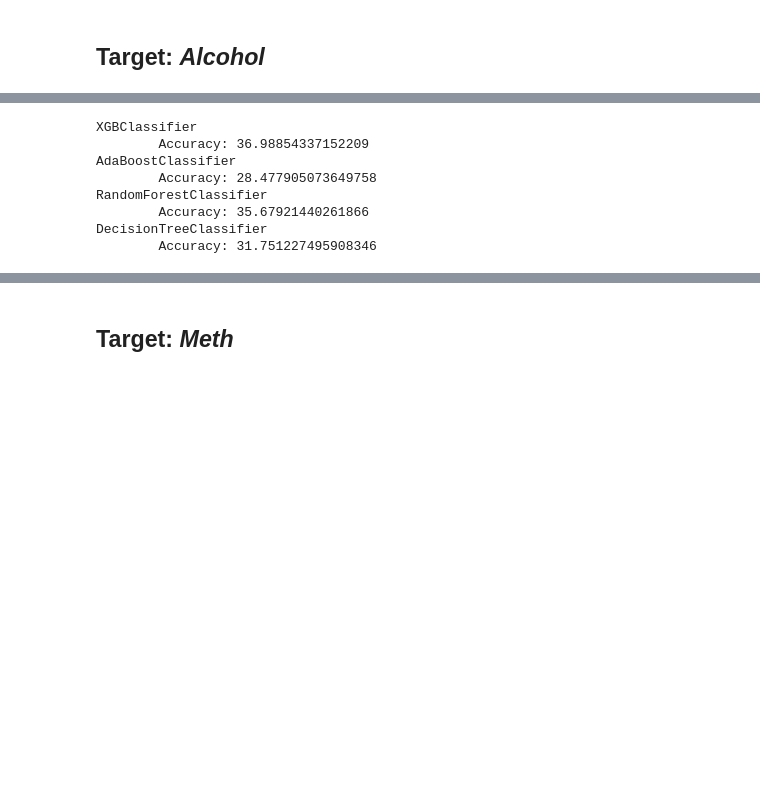
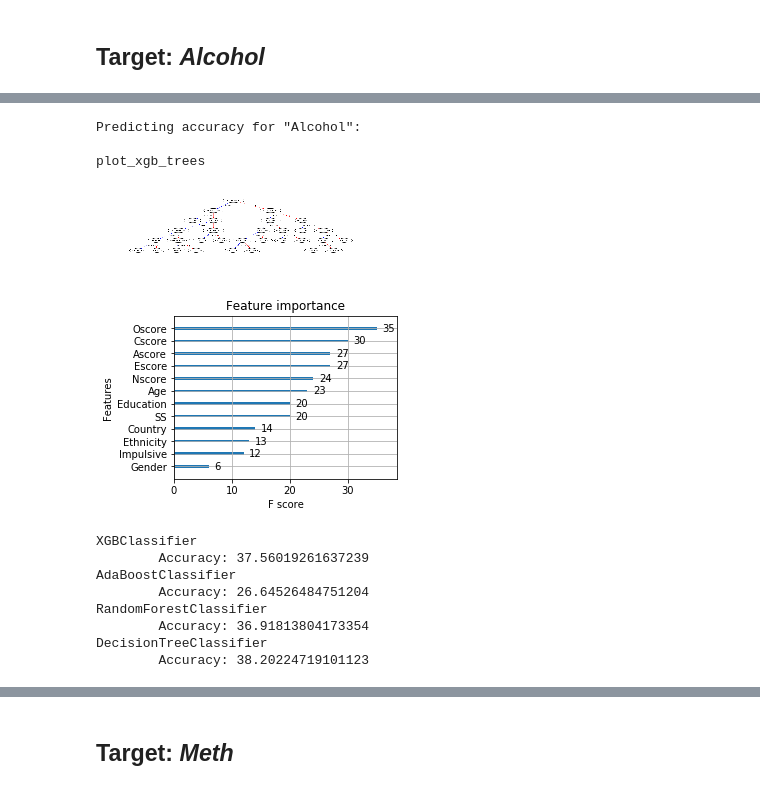
Before and after one commit to tigerarcades/Project_Two, a Jupyter notebook: classification.ipynb, the cells around one changed output, grey strips where cells are left out. Cells and saved outputs as stored; diff of their text form; code cells hidden in the pictures; blank space fills up the shorter version.

```diff
--- a/classification.ipynb
+++ b/classification.ipynb
@@ -81,9 +85,33 @@ def prediction_accuracy(clf, X_train, X_test, y_train, y_test):
+# %%
+def plot_xgb_trees(features, labels):
+    print('plot_xgb_trees')
+    X, y = features, labels
+    # Create the DMatrix: housing_dmatrix
+    dmatrix = xgb.DMatrix(data=X, label=y)
+
+    # Create the parameter dictionary: params
+    params = {
+        'objective':'reg:squarederror',
+        'max_depth':5
+    }
+
+    # Train the model: xg_reg
+    xg_reg = xgb.train(params=params, dtrain=dmatrix, num_boost_round=10)
+
+    xgb.plot_tree(xg_reg, num_trees=0)
+    plt.rcParams['figure.figsize'] = [4, 3]
+    plt.show()
+
+    xgb.plot_importance(xg_reg)
+    plt.rcParams['figure.figsize'] = [4, 3]
+    plt.show()
 # %%
 def setup_classifier(data_frame, features, target):
     def classify(clf):
         # split data into X and y
         X = data_frame[features]
         y = data_frame[target]
+        y = column_or_1d(y, warn=False)
 
         label_encoder = LabelEncoder()
         label_encoder = label_encoder.fit(y)
@@ -94,6 +122,17 @@ def setup_classifier(data_frame, features, target):
         X_train, X_test, y_train, y_test = train_test_split(X, label_encoded_y, test_size=test_size, random_state=seed)
         # fit model no training data
         clf.fit(X_train, y_train)
+
+        if clf.__class__.__name__ == 'XGBClassifier':
+            plot_xgb_trees(X, label_encoded_y)
+        elif clf.__class__.__name__ == 'DecisionTreeClassifier':
+            viz = dtreeviz(clf,
+                           X,
+                           label_encoded_y,
+                           target_name=target,
+                           feature_names=features,
+                           class_names=['CL0', 'CL1', 'CL2', 'CL3', 'CL4', 'CL5', 'CL6'])
+            viz.view()
         return clf, X_train, X_test, y_train, y_test
     return classify
 # %%
@@ -101,7 +140,13 @@ classifiers = [
     XGBClassifier(),
     AdaBoostClassifier(),
     RandomForestClassifier(n_estimators=10,max_depth=None,min_samples_split=2,random_state=0),
-    DecisionTreeClassifier(max_depth=None,min_samples_split=2,random_state=0)
+    DecisionTreeClassifier(max_depth=4,min_samples_split=2,random_state=0)
 ]
+# %%
+def print_accuracy(clfs, target_name):
+    print(f'Predicting accuracy for "{target_name}":\n')
+    for clf in clfs:
+        model, X_train, X_test, y_train, y_test = setup_classifier(df, demographic_features + personality_traits, [target_name])(clf)
+        prediction_accuracy(model, X_train, X_test, y_train, y_test)
 # %% [markdown]
 ## Target: _Alcohol_
@@ -125,13 +153,16 @@ factory = setup_classifier(df[df['Alcohol'] != 'CL0'], demographic_features + pe
-# %%
-for clf in classifiers:
-    model, X_train, X_test, y_train, y_test = factory(clf)
-    prediction_accuracy(model, X_train, X_test, y_train, y_test)
-# %% [output]
-XGBClassifier
-        Accuracy: 36.98854337152209
-AdaBoostClassifier
-        Accuracy: 28.477905073649758
-RandomForestClassifier
-        Accuracy: 35.67921440261866
-DecisionTreeClassifier
-        Accuracy: 31.751227495908346
+# %%
+print_accuracy(classifiers, 'Alcohol')
+# %% [output]
+Predicting accuracy for "Alcohol":
+
+plot_xgb_trees
+[figure, added]
+[figure, added]
+XGBClassifier
+        Accuracy: 37.56019261637239
+AdaBoostClassifier
+        Accuracy: 26.64526484751204
+RandomForestClassifier
+        Accuracy: 36.91813804173354
+DecisionTreeClassifier
+        Accuracy: 38.20224719101123
```
Also changed, not shown: parts of 19 cells of this notebook.
